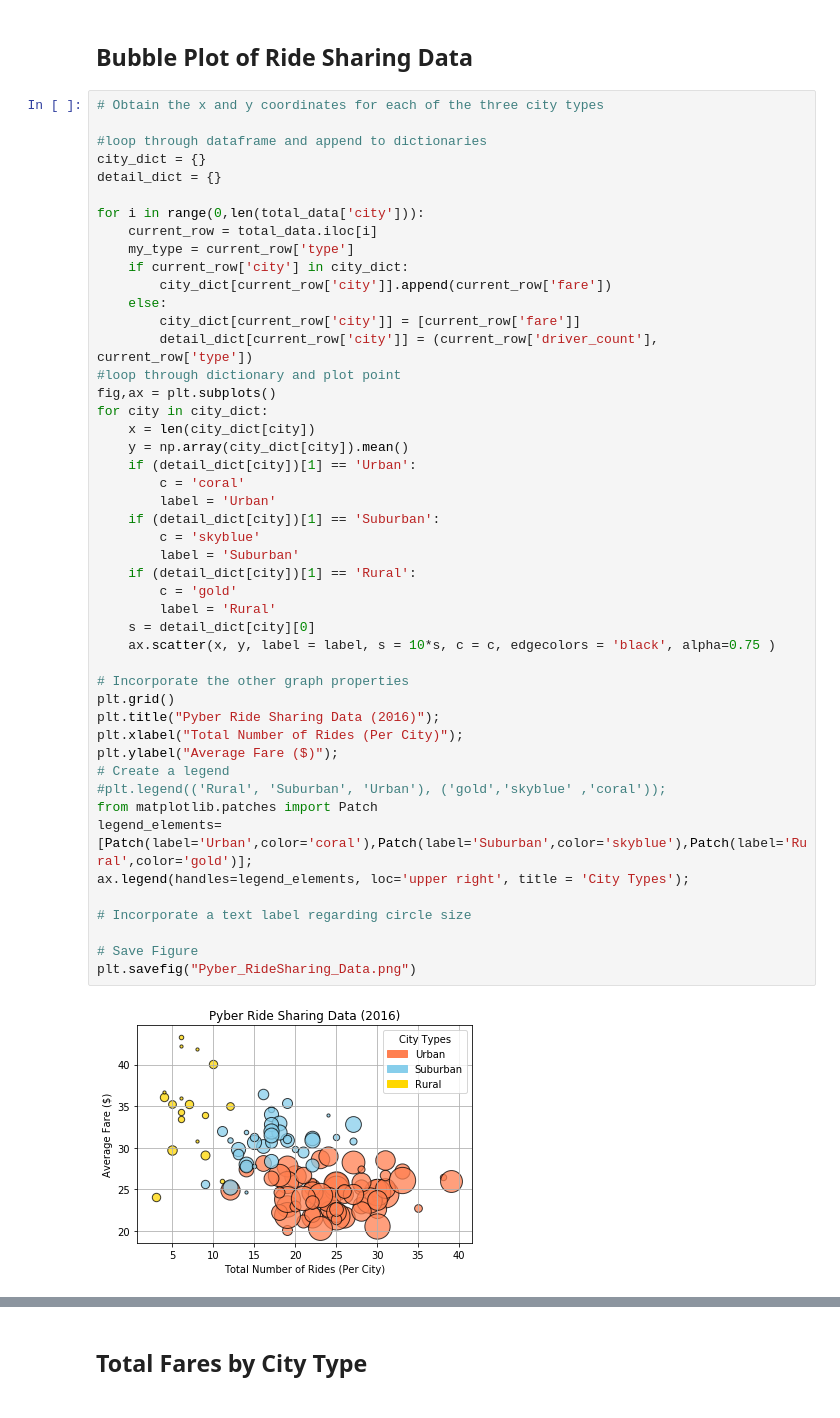
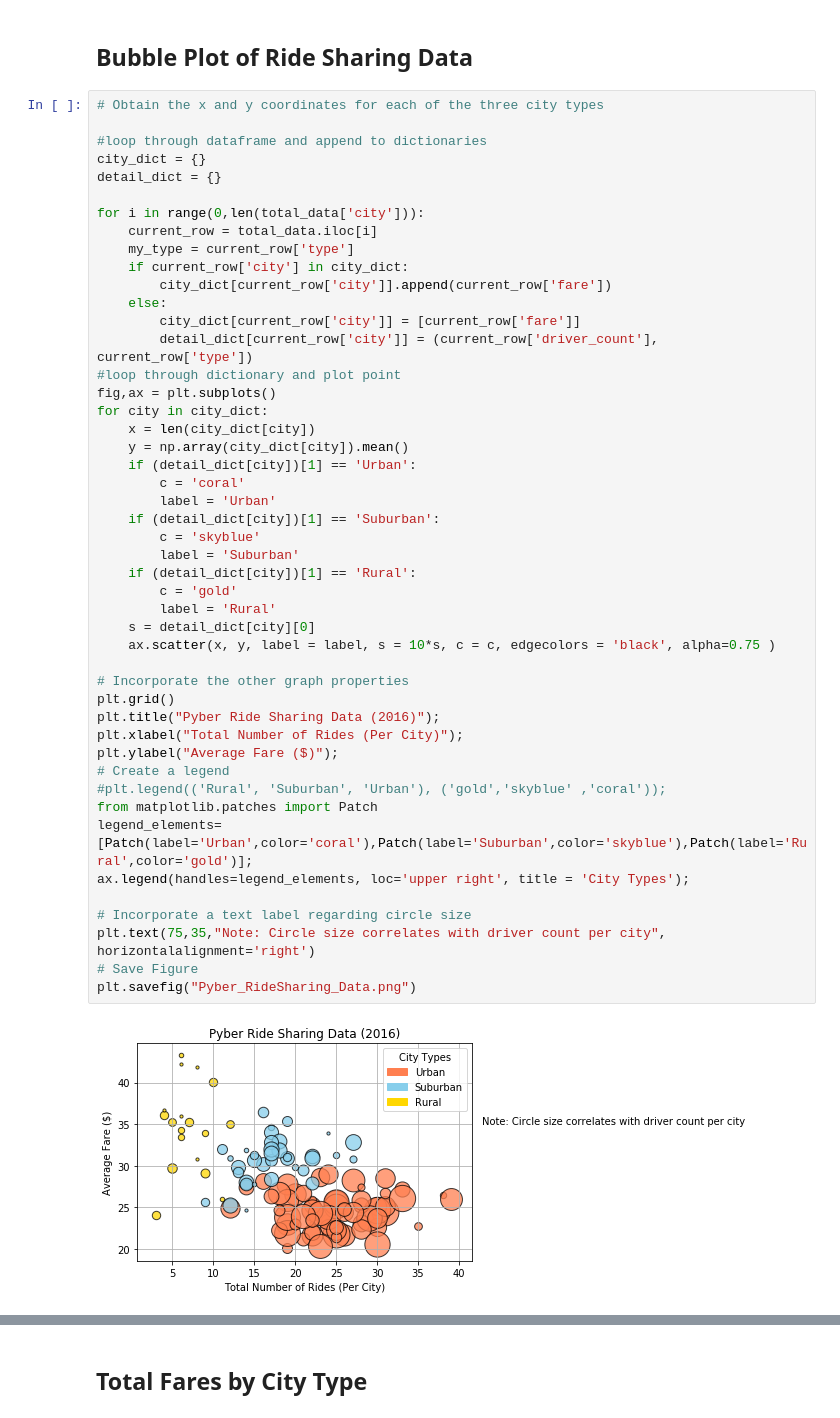
Before and after one commit to sandraortellado/matplotlib, a Jupyter notebook: pyber_final.ipynb, the cells around one changed output, grey strips where cells are left out. Cells and saved outputs as stored; diff of their text form.

```diff
--- a/pyber_final.ipynb
+++ b/pyber_final.ipynb
@@ -54,32 +54,32 @@ fig,ax = plt.subplots()
 for city in city_dict:
     x = len(city_dict[city])
     y = np.array(city_dict[city]).mean()
     if (detail_dict[city])[1] == 'Urban':
         c = 'coral'
         label = 'Urban'
     if (detail_dict[city])[1] == 'Suburban':
         c = 'skyblue'
         label = 'Suburban'
     if (detail_dict[city])[1] == 'Rural':
         c = 'gold'
         label = 'Rural'
     s = detail_dict[city][0]
     ax.scatter(x, y, label = label, s = 10*s, c = c, edgecolors = 'black', alpha=0.75 )
 
 # Incorporate the other graph properties
 plt.grid()
 plt.title("Pyber Ride Sharing Data (2016)");
 plt.xlabel("Total Number of Rides (Per City)");
 plt.ylabel("Average Fare ($)");
 # Create a legend
 #plt.legend(('Rural', 'Suburban', 'Urban'), ('gold','skyblue' ,'coral'));
 from matplotlib.patches import Patch
 legend_elements=[Patch(label='Urban',color='coral'),Patch(label='Suburban',color='skyblue'),Patch(label='Rural',color='gold')];
 ax.legend(handles=legend_elements, loc='upper right', title = 'City Types');
 
 # Incorporate a text label regarding circle size
-
+plt.text(75,35,"Note: Circle size correlates with driver count per city", horizontalalignment='right')
 # Save Figure
 plt.savefig("Pyber_RideSharing_Data.png")
 # %% [output]
-[figure, old version]
+[figure, new version]
```
Also changed, not shown: parts of 6 cells of this notebook.
